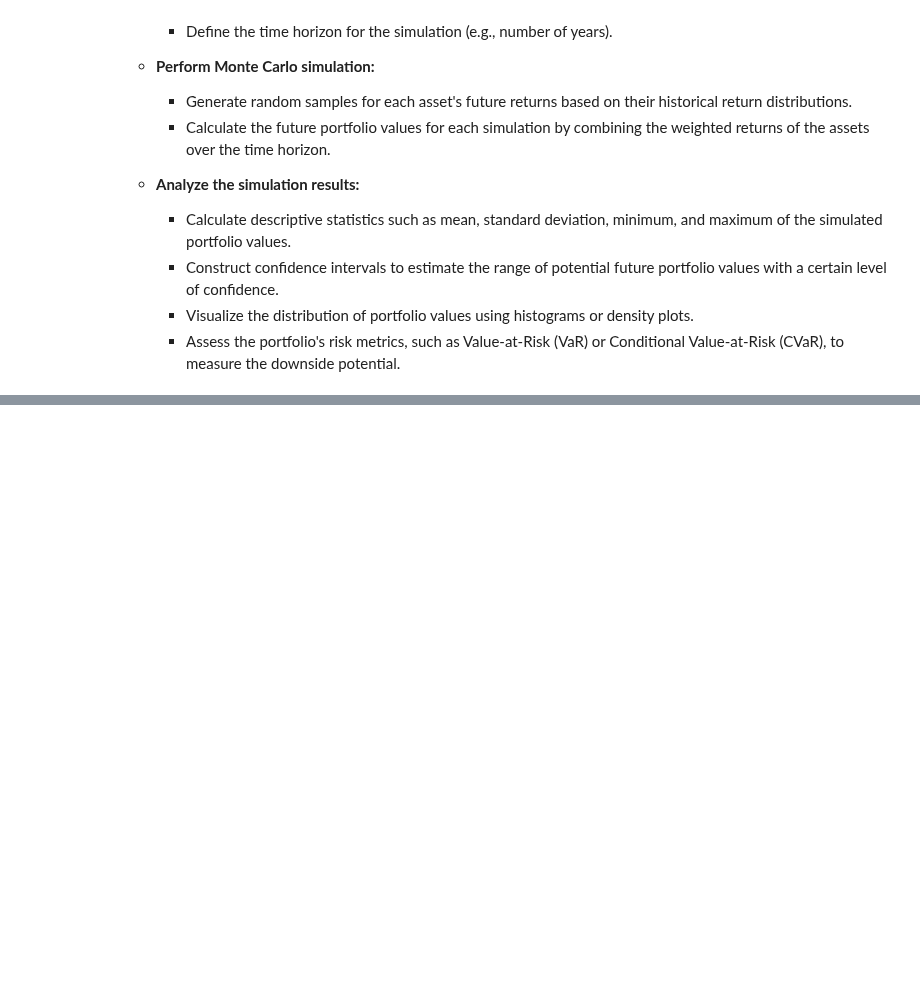
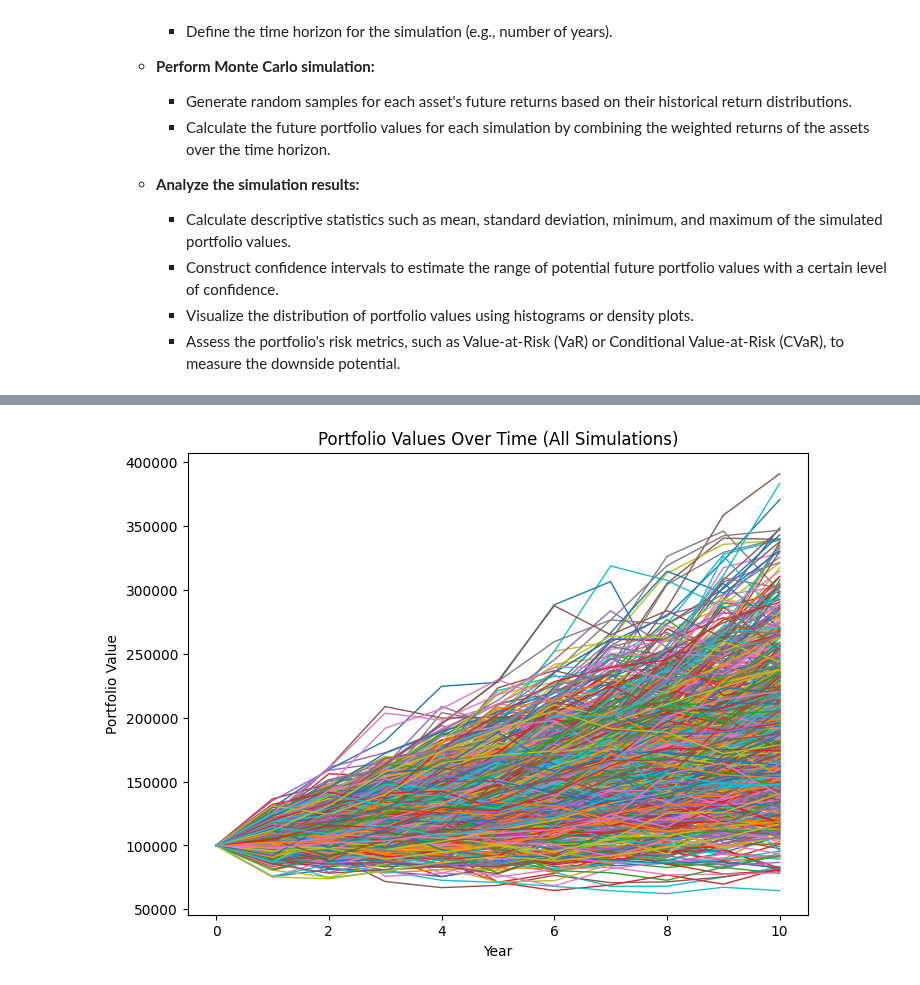
Before and after one commit to arunp77/MonteCarlo-simulation, a Jupyter notebook: Credi-market-risk/Portfolioperformance.ipynb, the cells around one changed output, grey strips where cells are left out. Saved outputs shown, nothing was run; the diff lists cells and outputs as text; code cells hidden in the pictures; blank space fills up the shorter version.

```diff
--- a/Credi-market-risk/Portfolioperformance.ipynb
+++ b/Credi-market-risk/Portfolioperformance.ipynb
@@ -307,3 +314,14 @@ plt.show()
+# %%
+plt.figure(figsize=(8, 6))
+for sim in range(num_simulations):
+    plt.plot(range(num_years + 1), df_portfolio_values.iloc[sim, :], linewidth=1)
+
+plt.xlabel('Year')
+plt.ylabel('Portfolio Value')
+plt.title('Portfolio Values Over Time (All Simulations)')
+plt.show()
+# %% [output]
+[figure, added]
 # %% [markdown]
 ### Conclusion
 
```
Also changed, not shown: parts of 12 cells of this notebook.
